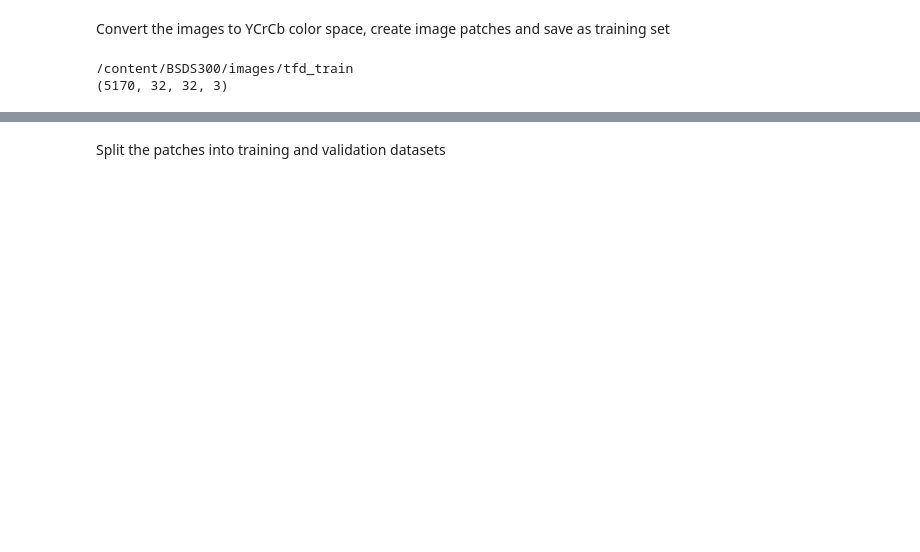
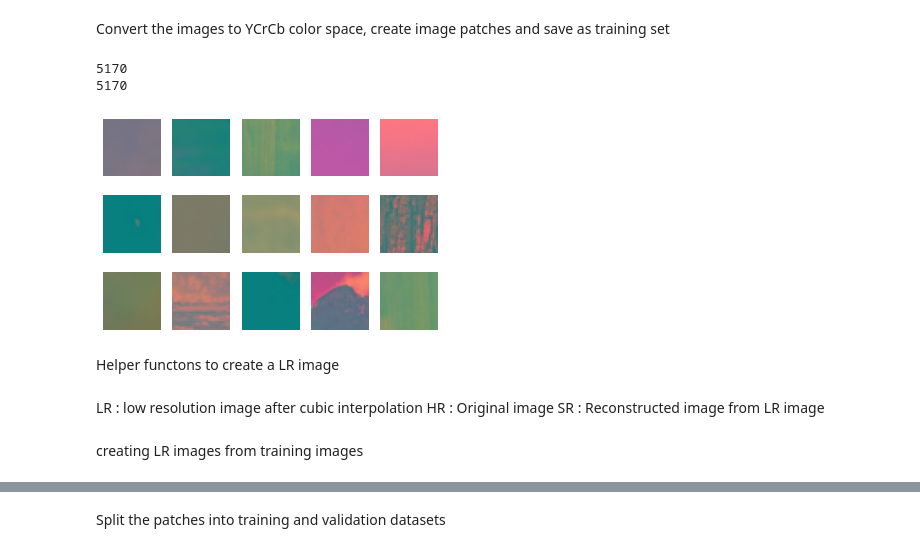
Before and after one commit to AnupamaRajkumar/AppliedDeepLearning, a Jupyter notebook: SuperResolution.ipynb, the cells around one changed output, grey strips where cells are left out. Drawn from its saved outputs; the diff is of its cells as text; code cells hidden in the pictures; blank space fills up the shorter version.

```diff
--- a/SuperResolution.ipynb
+++ b/SuperResolution.ipynb
@@ -95,19 +57,38 @@ def transformTrainingSamples(train_path, tfd_train_path):
-# %%
-transformTrainingSamples(train_path, tfd_train_path)
-# %%
-import glob
-os.chdir(tfd_train_path)
-print(os.getcwd())
-
-files = glob.glob("*.jpg")
-imgLst = []
-for myFile in files:
-  image = cv2.imread(myFile)
-  image = np.array(image)
-  imgLst.append(image)
-
-imgArr = np.array(imgLst)
-print(imgArr.shape)
-# %% [output]
-/content/BSDS300/images/tfd_train
-(5170, 32, 32, 3)
+# %%
+def transformTrainingSamples(train_path):
+  os.chdir(train_path)
+  patches = []
+  for img_idx in os.listdir(train_path):
+    img_name = cv2.imread(img_idx)
+    newImg = convertBGRToYCrCb(img_name)
+    #create 32x32 patches of these images with 16 step size
+    height, width, _ = newImg.shape
+    h = 0
+    w = 0
+    patchSize = 32
+    stride = 16
+    while( h < height and (height - h > patchSize)):
+      while(w < width and (width - w > patchSize)):
+        patch = newImg[h:h+patchSize, w:w+patchSize]
+        patches.append(patch)
+        w = w + stride
+      h = h + stride
+  return patches
+# %%
+patches = transformTrainingSamples(train_path)
+
+#size of training samples now
+print(len(patches))
+
+selected = np.random.choice(len(patches), 15)
+plt.figure()
+for i, ind in enumerate(selected):
+  plt.subplot(3, 5, i+1)
+  plt.imshow(patches[ind])
+  plt.axis('off')
+# %% [output]
+5170
+5170
+[figure, added]
+# %% [markdown]
+Helper functons to create a LR image
@@ -113,0 +105,6 @@ print(imgArr.shape)
+# %% [markdown]
+LR : low resolution image after cubic interpolation
+HR : Original image
+SR : Reconstructed image from LR image
+# %% [markdown]
+creating LR images from training images
```
Also changed, not shown: parts of 29 cells of this notebook.
